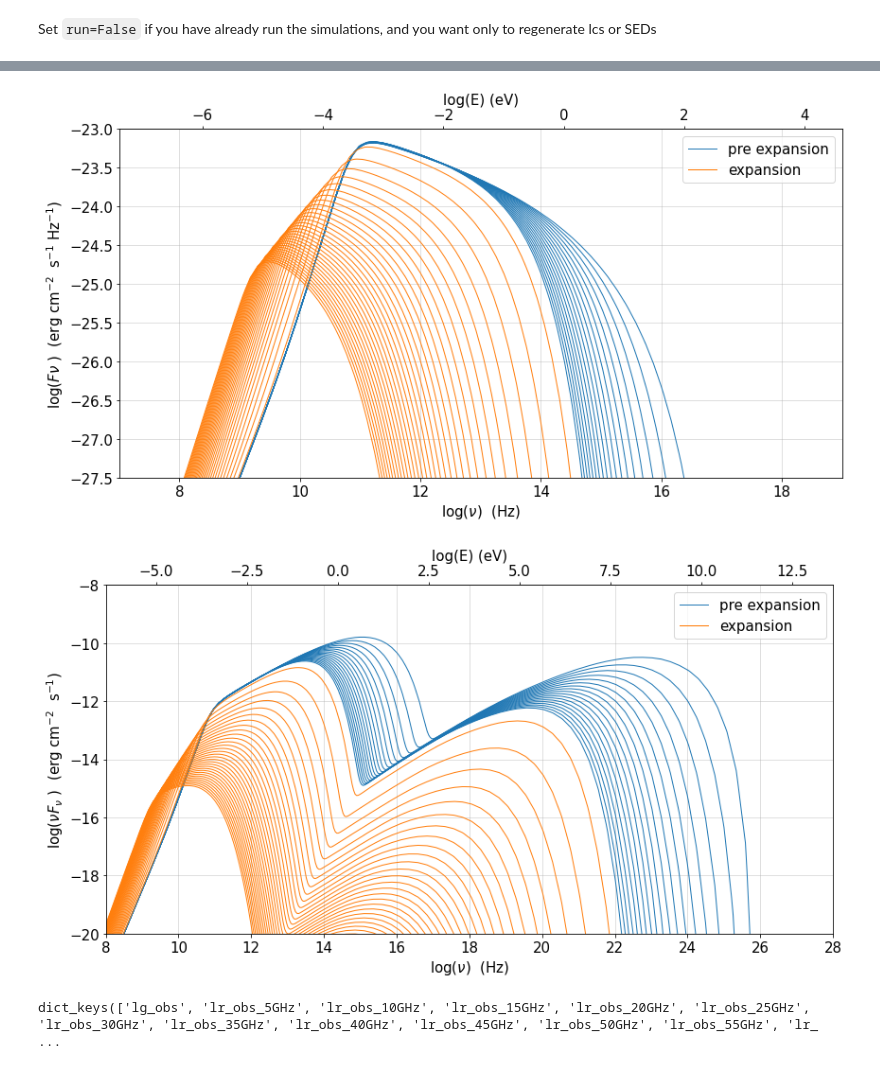
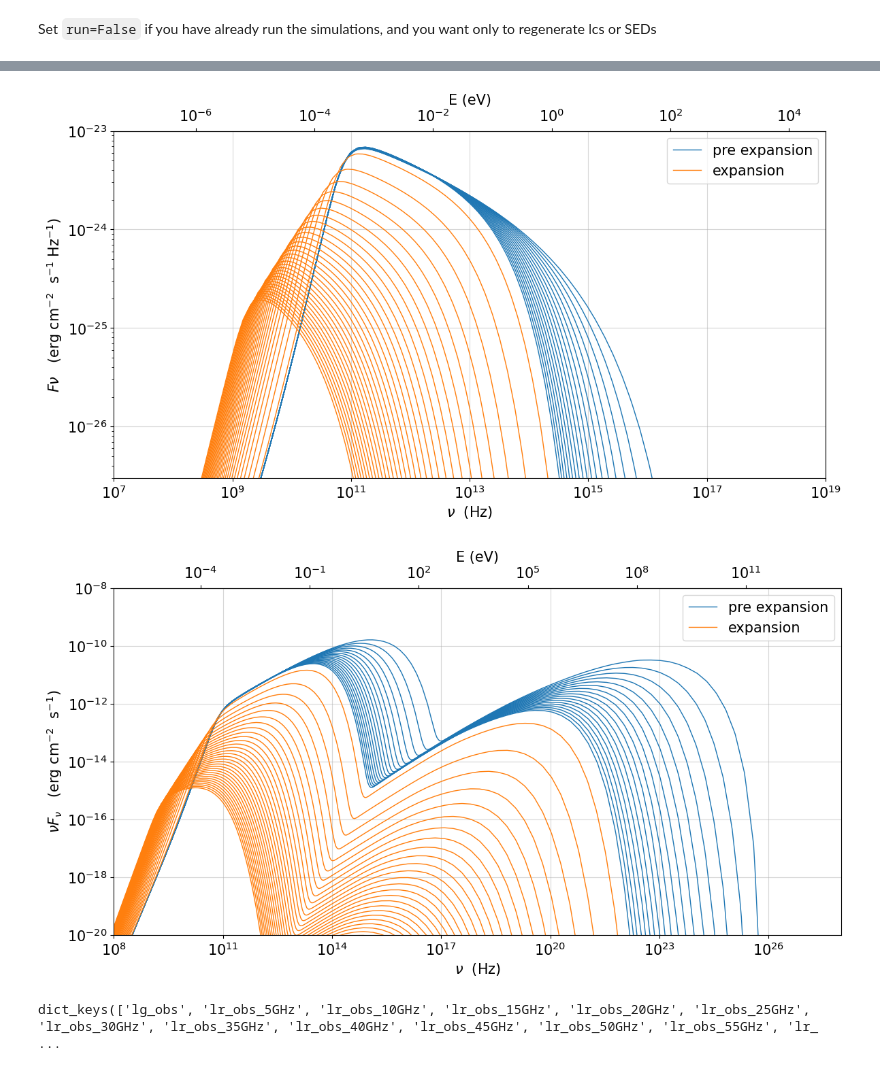
Before and after one commit to andreatramacere/adiabatic_exp_radio_gamma_delay, a Jupyter notebook: jetset_sim_and_analysis/Expansion_sim_exp_vs_no_exp.ipynb, the cells around one changed output, grey strips where cells are left out. Saved outputs shown, nothing was run; the diff lists cells and outputs as text; code cells hidden in the pictures.

```diff
--- a/jetset_sim_and_analysis/Expansion_sim_exp_vs_no_exp.ipynb
+++ b/jetset_sim_and_analysis/Expansion_sim_exp_vs_no_exp.ipynb
@@ -144,33 +147,38 @@ temp_ev_acc_flare=JetTimeEvol.load_model('temp_ev_sim_flare/temp_ev_acc_flare.pk
 # %%
 %matplotlib inline
 p=PlotSED(frame='obs',density=True)
 p.resplot.remove()
 skip_label=False
 step=int(NUM_SET/50)
 
 for i in range(0,NUM_SET,step):
 
     t=temp_ev_expansion.rad_region.time_sampled_emitters._get_time_samples(time_slice=i)
     s=temp_ev_expansion.rad_region.get_SED(comp='Sync',time_slice=i,frame='obs',use_cached=True)
     if t[0][0]<temp_ev_expansion.parameters.t_jet_exp.val:
         c='C0'
     else:
         c='C1'
     label=None
     if i==0:
         label='pre expansion'
     #print(t[0][0],temp_ev_expansion.parameters.t_jet_exp.val)
     if t[0][0]>=temp_ev_expansion.parameters.t_jet_exp.val and skip_label is False:
         label='expansion'
         skip_label=True
     p.add_model_plot(model=s,label=label,color=c,density=True,auto_label=False)
-p.rescale(y_min=-27.5,y_max=-23,x_min=7,x_max=19)
+
+if jetset.__version__<'1.2.1':
+    p.rescale(y_min=-27.5,y_max=-23,x_min=7,x_max=19)
+else:
+    p.setlim(y_min=3E-27,y_max=1E-23,x_min=1E7,x_max=1E19)
+
 update_sed_plot(p)
 
 p.fig.savefig('temp_ev_sim_exp_vs_no_exp/Fnu_beta_exp_0.1.pdf',bbox_inches = 'tight',
     pad_inches = 0)
 # %% [output]
-[figure, old version]
+[figure, new version]
 # %%
 p.fig.savefig('temp_ev_sim_exp_vs_no_exp/Fnu_beta_exp_0.1.pdf',bbox_inches = 'tight',
     pad_inches = 0)
@@ -200,13 +208,18 @@ for i in  range(0,NUM_SET,step):
         skip_label=True
     p.add_model_plot(model=s,label=label,color=c,density=False,auto_label=False)
 
-p.rescale(y_min=-20,y_max=-8,x_min=8,x_max=28)
+if jetset.__version__<'1.2.1':
+    p.rescale(y_min=-20,y_max=-8,x_min=8,x_max=28)
+
+else:
+    p.setlim(y_min=1E-20, y_max=1E-8,x_min=1E8,x_max=1E28)
+
 
 update_sed_plot(p)
 p.fig.savefig('temp_ev_sim_exp_vs_no_exp/nuFnu_beta_exp_0.1.pdf',bbox_inches = 'tight',
     pad_inches = 0)
 # %% [output]
-[figure, old version]
+[figure, new version]
 # %%
 temp_ev_acc_flare=JetTimeEvol.load_model('temp_ev_sim_flare/temp_ev_acc_flare.pkl')
 
```
Also changed, not shown: parts of 4 cells of this notebook, 22 other files.
